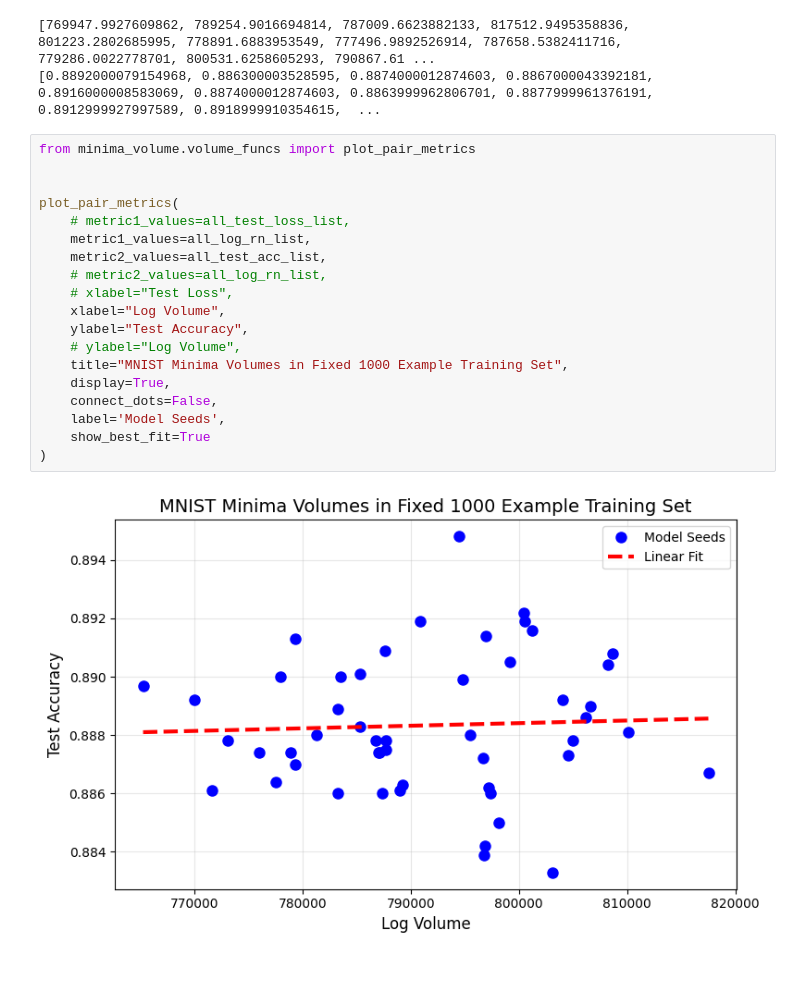
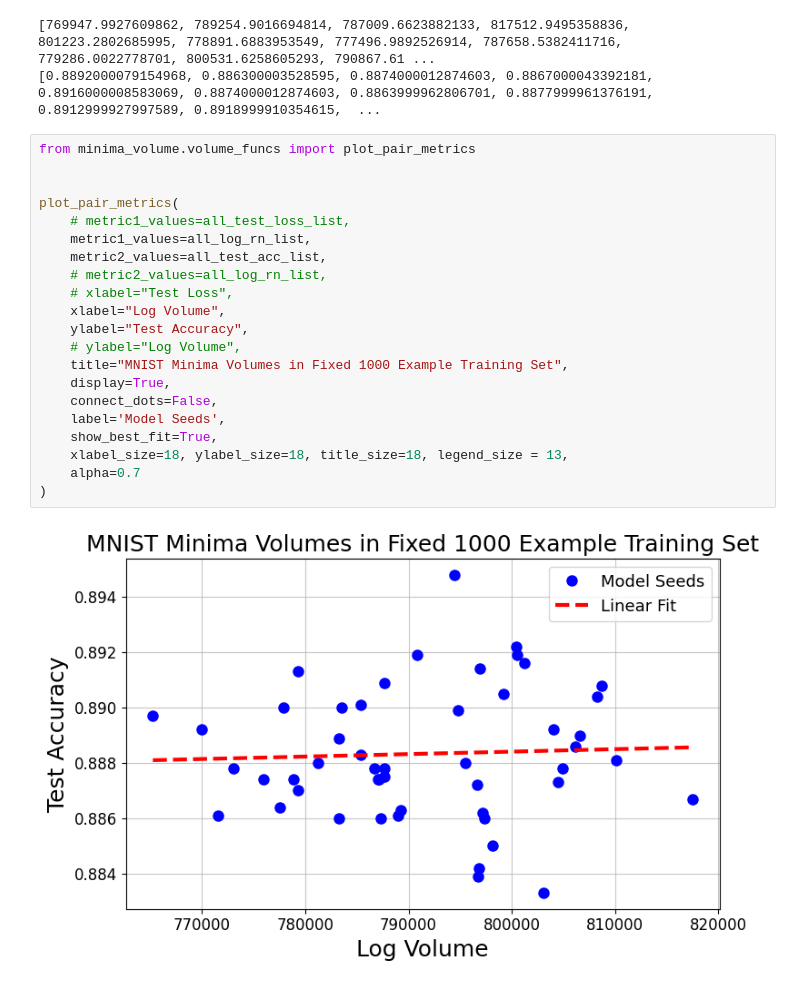
Before and after one commit to rfangit/minima-volume-project, a Jupyter notebook: MNIST/example - fixed data large/analyze_bryce_experiments_data.ipynb, the cells around one changed output. Drawn from its saved outputs; the diff is of its cells as text.

```diff
--- a/MNIST/example - fixed data large/analyze_bryce_experiments_data.ipynb
+++ b/MNIST/example - fixed data large/analyze_bryce_experiments_data.ipynb
@@ -92,21 +92,23 @@ print(all_test_acc_list)
 # %%
 from minima_volume.volume_funcs import plot_pair_metrics
 
 
 plot_pair_metrics(
     # metric1_values=all_test_loss_list,
     metric1_values=all_log_rn_list,
     metric2_values=all_test_acc_list,
     # metric2_values=all_log_rn_list,
     # xlabel="Test Loss",
     xlabel="Log Volume",
     ylabel="Test Accuracy",
     # ylabel="Log Volume",
     title="MNIST Minima Volumes in Fixed 1000 Example Training Set",
     display=True,
     connect_dots=False,
     label='Model Seeds',
-    show_best_fit=True
+    show_best_fit=True,
+    xlabel_size=18, ylabel_size=18, title_size=18, legend_size = 13,
+    alpha=0.7
 )
 # %% [output]
-[figure, old version]
+[figure, new version]
```
Also changed, not shown: 2 other files.
